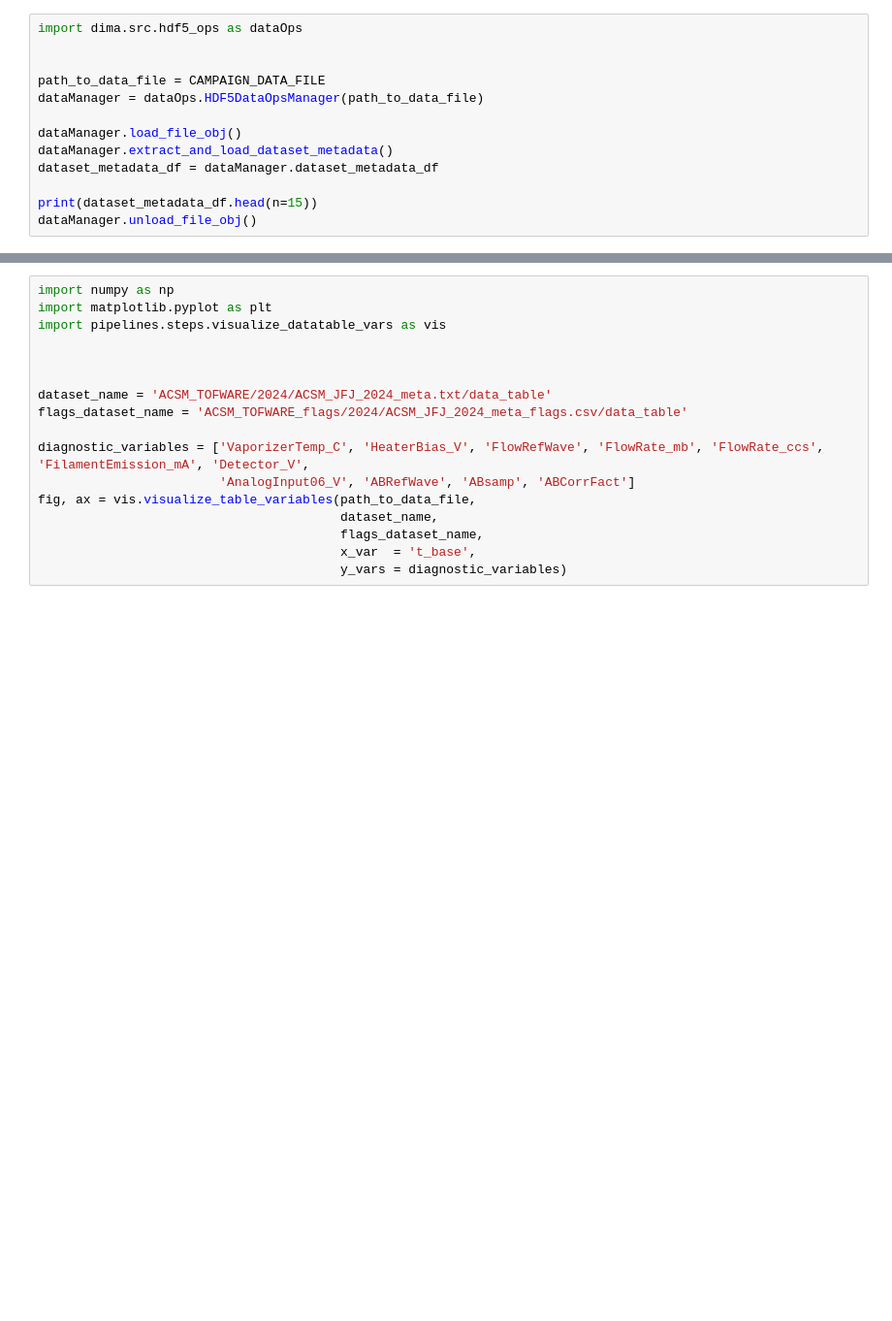
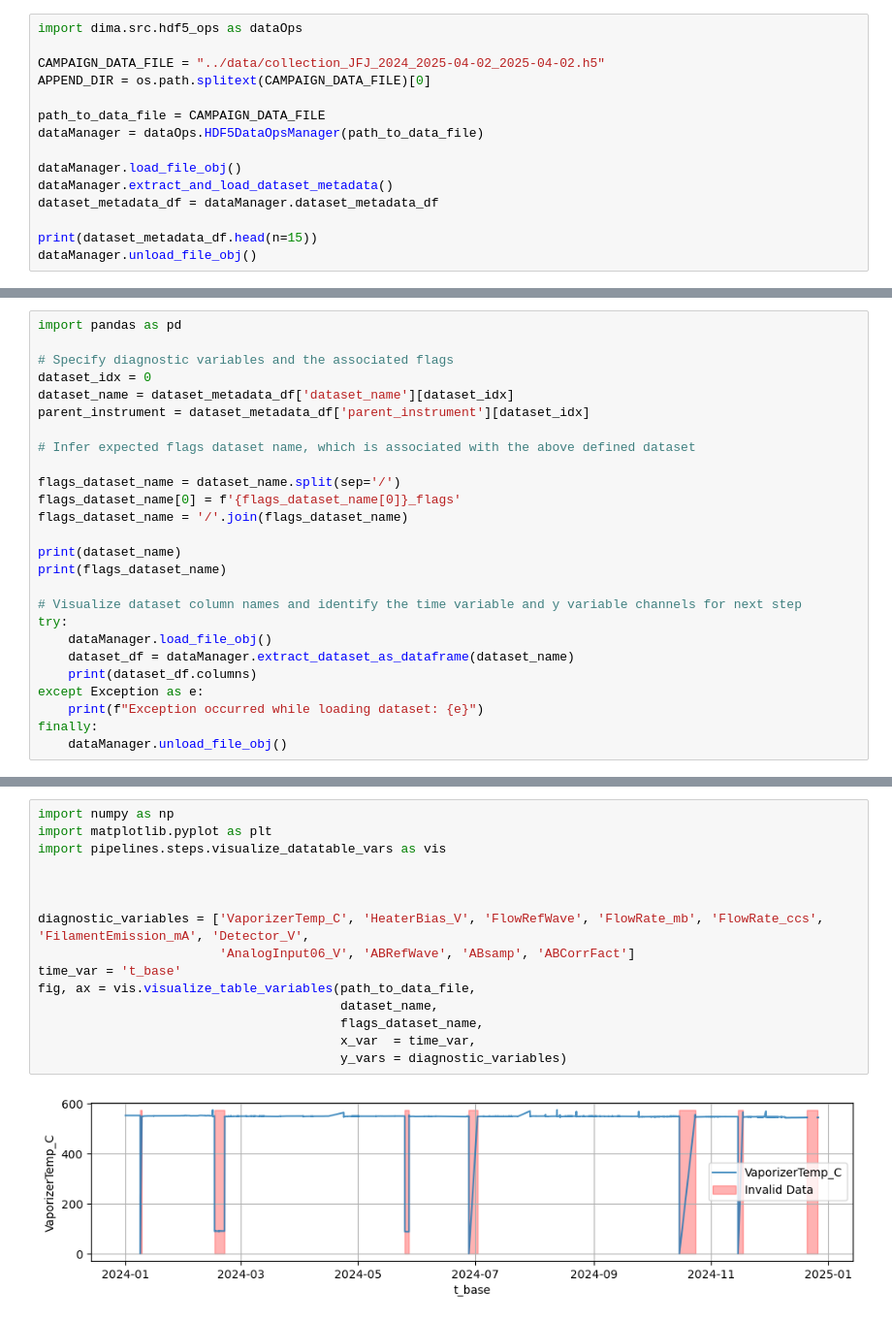
Before and after one commit to jfflorez/acsm-fairifier, a Jupyter notebook: notebooks/demo_visualize_diagnostic_flags_from_hdf5_file.ipynb, the cells around one changed output, grey strips where cells are left out. Shown: that part at 97% size. Saved outputs shown, nothing was run; the diff lists cells and outputs as text; blank space fills up the shorter version.

Commit message:
Clean up and document steps in notebooks/demo_visualize_diagnostic_flags_from_hdf5_file.ipynb

```diff
--- a/notebooks/demo_visualize_diagnostic_flags_from_hdf5_file.ipynb
+++ b/notebooks/demo_visualize_diagnostic_flags_from_hdf5_file.ipynb
@@ -29,6 +39,8 @@ CAMPAIGN_DATA_FILE = "../data/collection_JFJ_2024_2025-03-14_2025-03-14.h5"
 # %%
 import dima.src.hdf5_ops as dataOps
 
+CAMPAIGN_DATA_FILE = "../data/collection_JFJ_2024_2025-04-02_2025-04-02.h5"
+APPEND_DIR = os.path.splitext(CAMPAIGN_DATA_FILE)[0]
 
 path_to_data_file = CAMPAIGN_DATA_FILE
 dataManager = dataOps.HDF5DataOpsManager(path_to_data_file)
@@ -54,0 +75,26 @@ dataset_df.columns
+# %%
+import pandas as pd
+
+# Specify diagnostic variables and the associated flags
+dataset_idx = 0
+dataset_name = dataset_metadata_df['dataset_name'][dataset_idx]
+parent_instrument = dataset_metadata_df['parent_instrument'][dataset_idx]
+
+# Infer expected flags dataset name, which is associated with the above defined dataset
+
+flags_dataset_name = dataset_name.split(sep='/')
+flags_dataset_name[0] = f'{flags_dataset_name[0]}_flags'
+flags_dataset_name = '/'.join(flags_dataset_name)
+
+print(dataset_name)
+print(flags_dataset_name)
+
+# Visualize dataset column names and identify the time variable and y variable channels for next step
+try:
+    dataManager.load_file_obj()
+    dataset_df = dataManager.extract_dataset_as_dataframe(dataset_name)
+    print(dataset_df.columns)
+except Exception as e:
+    print(f"Exception occurred while loading dataset: {e}")
+finally:
+    dataManager.unload_file_obj()
@@ -55,17 +115,17 @@ dataset_df.columns
 # %%
 import numpy as np
 import matplotlib.pyplot as plt
 import pipelines.steps.visualize_datatable_vars as vis
 
 
 
-dataset_name = 'ACSM_TOFWARE/2024/ACSM_JFJ_2024_meta.txt/data_table'
-flags_dataset_name = 'ACSM_TOFWARE_flags/2024/ACSM_JFJ_2024_meta_flags.csv/data_table'
-
 diagnostic_variables = ['VaporizerTemp_C', 'HeaterBias_V', 'FlowRefWave', 'FlowRate_mb', 'FlowRate_ccs', 'FilamentEmission_mA', 'Detector_V',
                         'AnalogInput06_V', 'ABRefWave', 'ABsamp', 'ABCorrFact']
+time_var = 't_base'
 fig, ax = vis.visualize_table_variables(path_to_data_file,
                                         dataset_name,
                                         flags_dataset_name,
-                                        x_var  = 't_base',
+                                        x_var  = time_var,
                                         y_vars = diagnostic_variables)
+# %% [output]
+[figure, added]
```
Also changed, not shown: parts of 9 cells of this notebook.
